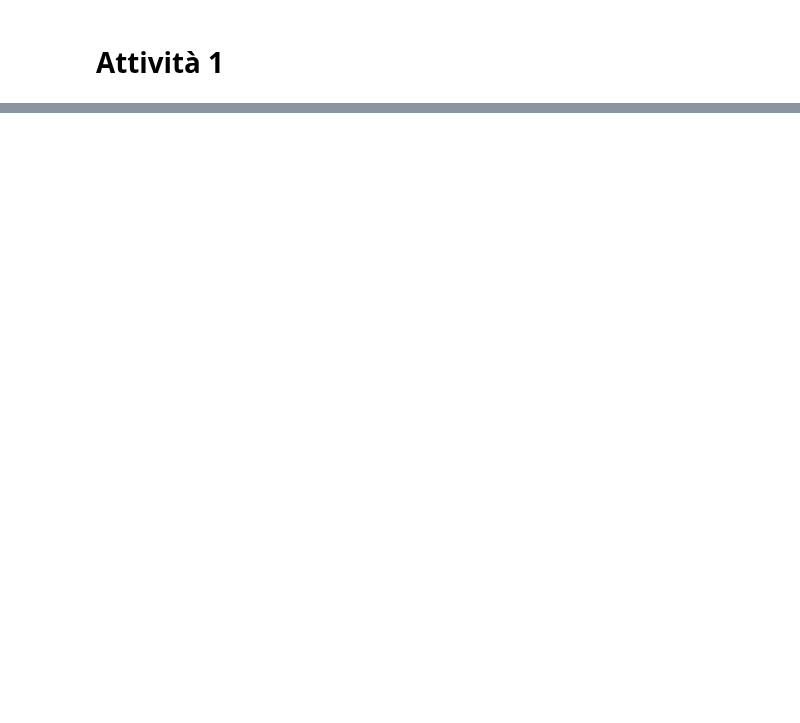
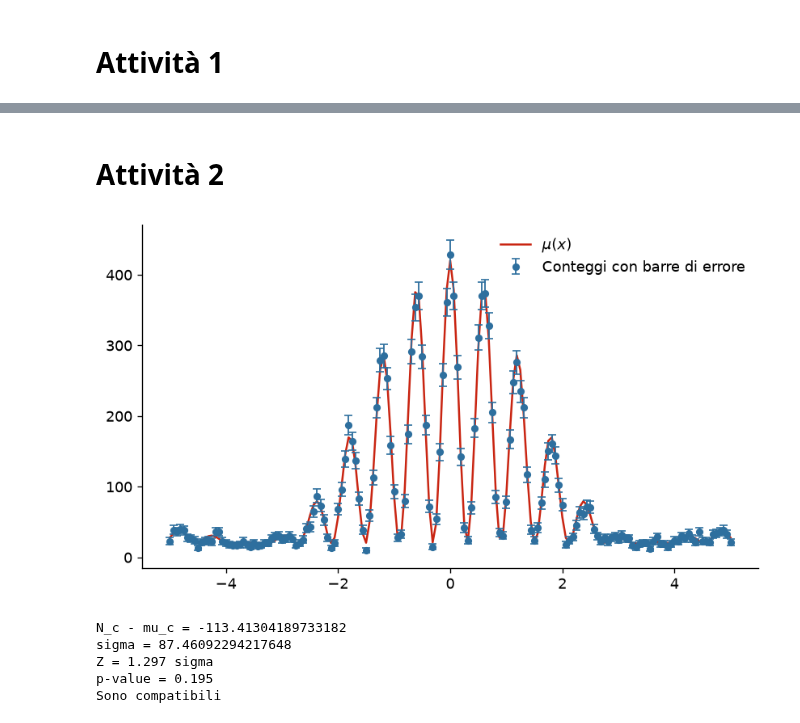
Before and after one commit to tommasomichelini/labemo, a Jupyter notebook: lab1.ipynb, the cells around one changed output, grey strips where cells are left out. Cells and saved outputs as stored; diff of their text form; code cells hidden in the pictures; blank space fills up the shorter version.

```diff
--- a/lab1.ipynb
+++ b/lab1.ipynb
@@ -47,0 +64,54 @@ simmetrica: True
+# %% [markdown]
+# Attività 2
+# %%
+rng = np.random.default_rng(12345)
+
+n_i = rng.poisson(mu)
+x_sup = np.abs(x) < 1.2
+n_error = np.sqrt(n_i)
+n_error[n_i == 0] = 1.0
+
+plt.plot(x, mu, color=ROSSO, label=r"$\mu(x)$")
+plt.errorbar(
+    x,
+    n_i,
+    yerr=n_error,
+    fmt="o",
+    linestyle="none",
+    color=AZZURRO,
+    markersize=4.5,
+    capsize=3,
+    elinewidth=1.1,
+    label="Conteggi con barre di errore"
+)
+plt.xlabel="x [mm]"
+plt.ylabel="Conteggi"
+
+plt.legend(), plt.show()
+
+
+N_c = np.sum(n_i[x_sup])
+mu_c = np.sum(mu[x_sup])
+
+
+print(f"N_c - mu_c = {N_c - mu_c}")
+print(f"sigma = {np.sqrt(mu_c)}")
+
+Z = np.abs(N_c - mu_c) / np.sqrt(mu_c)
+p_value = 2*(1-stats.norm.cdf(abs(Z)))
+
+print(f"Z = {Z:.3f} sigma")
+print(f"p-value = {p_value:.3f}")
+
+cut = 0.05
+if p_value < cut:
+    print("Non sono compatibili")
+else:
+    print("Sono compatibili")
+# %% [output]
+[figure, added]
+N_c - mu_c = -113.41304189733182
+sigma = 87.46092294217648
+Z = 1.297 sigma
+p-value = 0.195
+Sono compatibili
```
Also changed, not shown: parts of 4 cells of this notebook.
